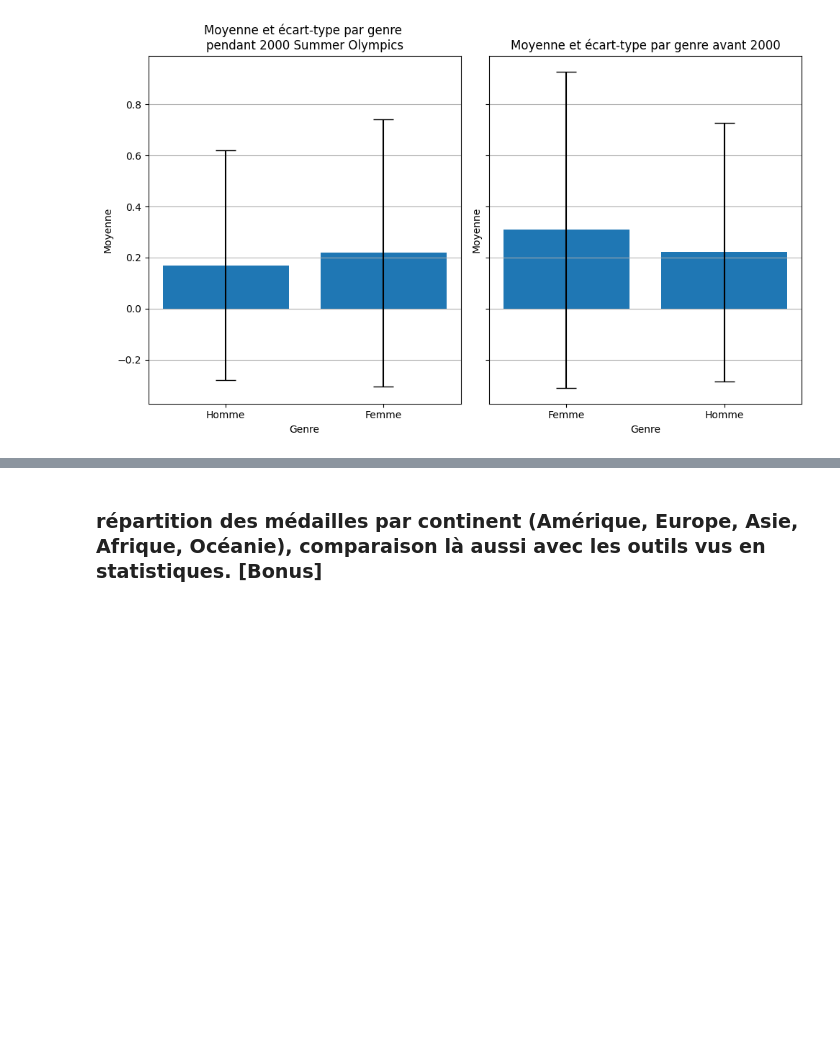
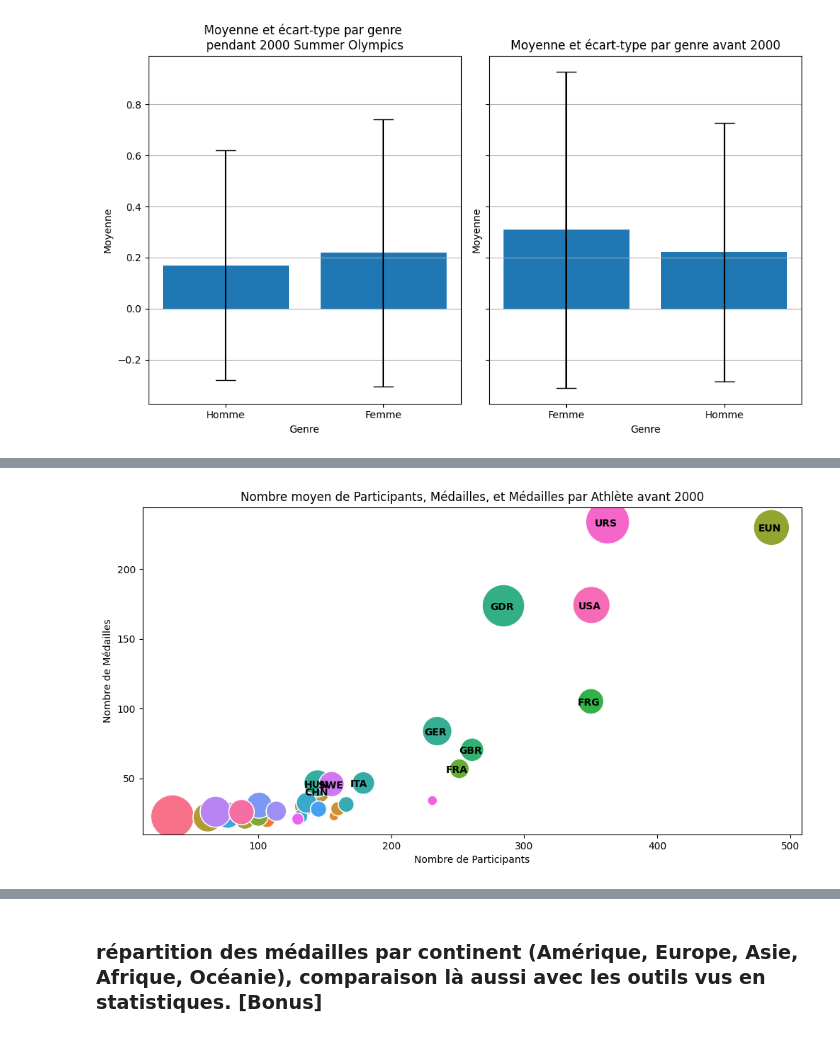
Before and after one commit to Kylian2/S204-AnalyseJO, a Jupyter notebook: rapport.ipynb, the cells around one changed output, grey strips where cells are left out. Drawn from its saved outputs; the diff is of its cells as text; code cells hidden in the pictures; blank space fills up the shorter version.

```diff
--- a/rapport.ipynb
+++ b/rapport.ipynb
@@ -685,0 +721,17 @@ On remarque une légère hausse du nombre de médaille moyen lors des jeux de 20
+# %%
+plt.figure(figsize=(12, 6))
+sns.scatterplot(x='nbParticipantMoyen', y='nbMedailleMoyen', size='medailleParAthlete', sizes=(100, 2000), data=pays_statistiques_avant_2000, hue='codenoc', legend=False)
+plt.title('Nombre moyen de Participants, Médailles, et Médailles par Athlète avant 2000')
+plt.xlabel('Nombre de Participants')
+plt.ylabel('Nombre de Médailles')
+
+filtre = pays_statistiques_avant_2000[pays_statistiques_avant_2000['nbMedailleMoyen'] >= 35]
+filtre.index = range(len(filtre))
+
+# Ajout des annotations avec les codes NOC des pays
+for i in range(0, filtre.shape[0]):
+    x_offset = -10  # Décalage horizontal
+    y_offset = -3  # Décalage vertical
+    plt.text(filtre.nbParticipantMoyen[i] + x_offset, filtre.nbMedailleMoyen[i] + y_offset, filtre.codenoc[i], horizontalalignment='left', size='medium', color='black', weight='semibold')
+# %% [output]
+[figure, added]
```
Also changed, not shown: parts of 10 cells of this notebook.
